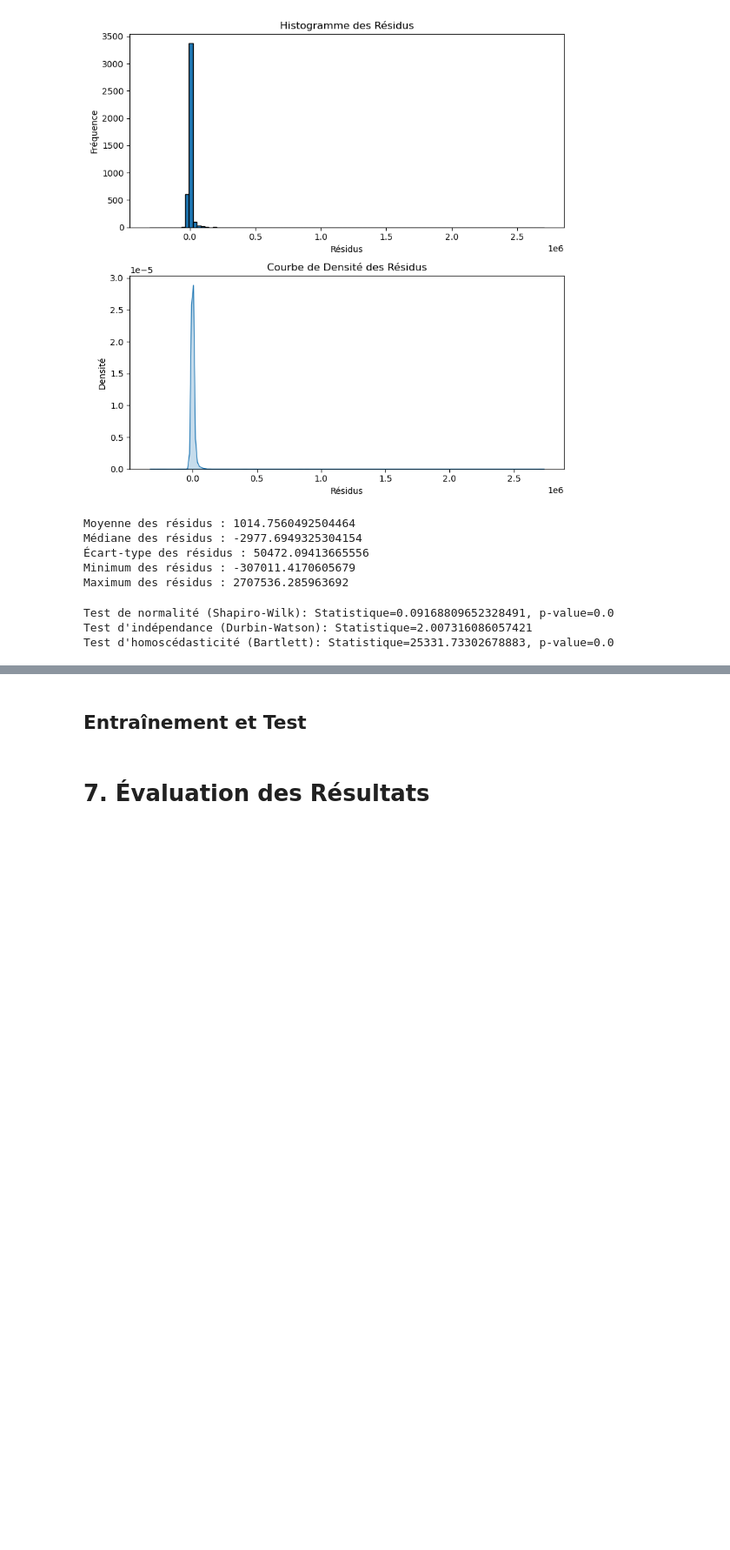
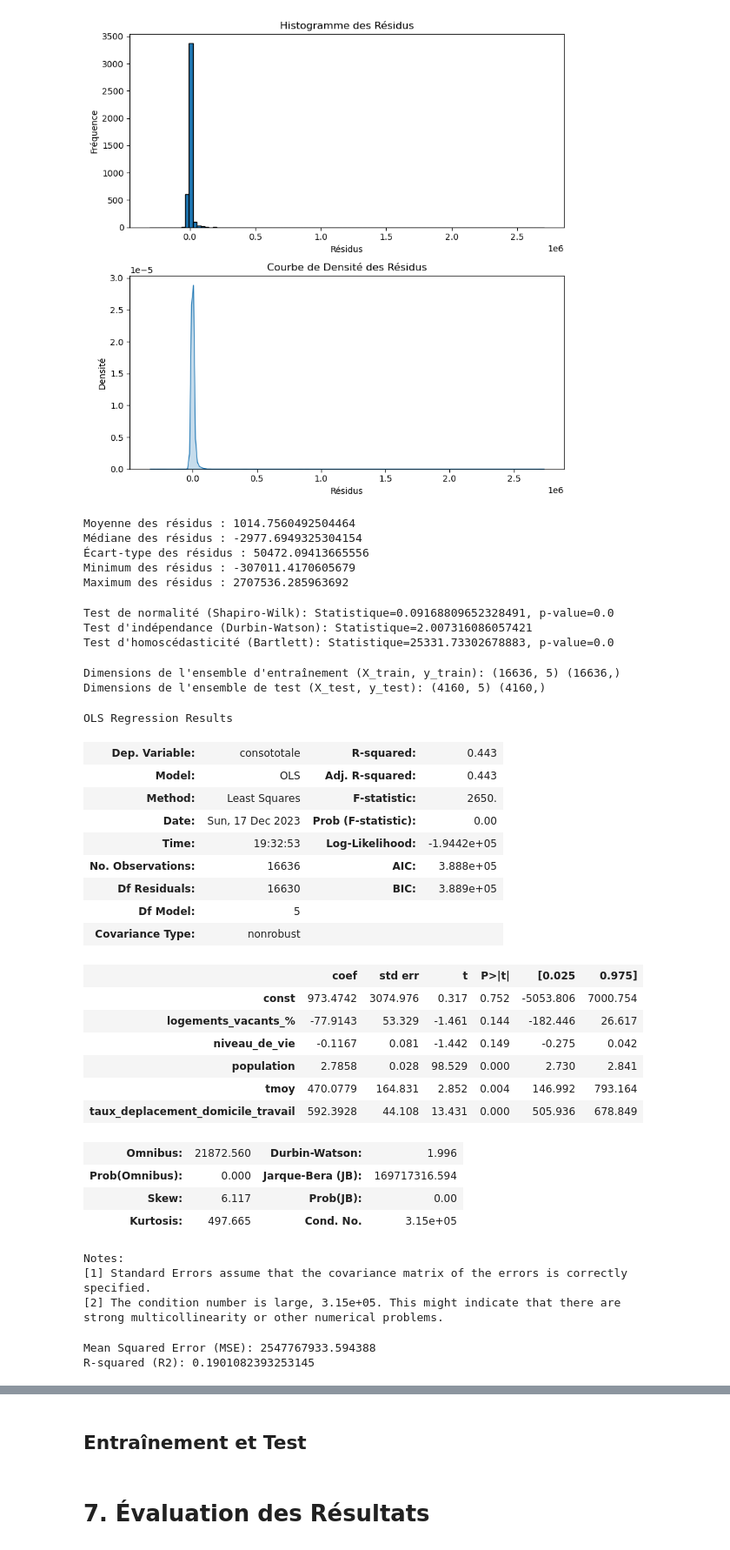
Before and after one commit to tgarnier067/Projet-Python-2023, a Jupyter notebook: Notebook_unique_a_renommer.ipynb, the cells around one changed output, grey strips where cells are left out. Shown: that part at 87% size. Saved outputs shown, nothing was run; the diff lists cells and outputs as text; code cells hidden in the pictures; blank space fills up the shorter version.

Commit message:
Test amélioration modèle initiale
Modèle en enlevant le nombre d'entreprise
Modèle avec le critère LASSO

```diff
--- a/Notebook_unique_a_renommer.ipynb
+++ b/Notebook_unique_a_renommer.ipynb
@@ -1270,0 +1275,53 @@ Test d'homoscédasticité (Bartlett): Statistique=25331.73302678883, p-value=0.0
+# %%
+from sklearn.model_selection import train_test_split
+
+# Séparation en variables indépendantes (X) et variable dépendante (y)
+X = table_donnees.drop(['code_commune','libelle_commune','consototale','nombre_entreprises'], axis=1)
+y = table_donnees['consototale']
+
+# Division des données en ensemble d'entraînement (train set) et ensemble de test (test set)
+X_train, X_test, y_train, y_test = train_test_split(X, y, test_size=0.2, random_state=42)
+
+# "test_size" détermine la proportion d'observations à inclure dans l'ensemble de test (ici, 20%)
+# "random_state" est utilisé pour garantir la reproductibilité des résultats, on peut choisir n'importe quel nombre
+
+# Affichage des dimensions des ensembles d'entraînement et de test
+print("Dimensions de l'ensemble d'entraînement (X_train, y_train):", X_train.shape, y_train.shape)
+print("Dimensions de l'ensemble de test (X_test, y_test):", X_test.shape, y_test.shape)
+
+# Ajouter une constante à la matrice des caractéristiques (X) pour le terme d'interception
+X_train = sm.add_constant(X_train)
+X_test = sm.add_constant(X_test)
+
+# Création d'un modèle de régression linéaire avec statsmodels
+modele_regression = sm.OLS(y_train, X_train).fit()
+
+modele_regression.summary()
+# %% [output]
+Dimensions de l'ensemble d'entraînement (X_train, y_train): (16636, 5) (16636,)
+Dimensions de l'ensemble de test (X_test, y_test): (4160, 5) (4160,)
+OLS Regression Results
+| Dep. Variable: | consototale | R-squared: | 0.443 |
+| Model: | OLS | Adj. R-squared: | 0.443 |
+| Method: | Least Squares | F-statistic: | 2650. |
+| Date: | Sun, 17 Dec 2023 | Prob (F-statistic): | 0.00 |
+| Time: | 19:32:53 | Log-Likelihood: | -1.9442e+05 |
+| No. Observations: | 16636 | AIC: | 3.888e+05 |
+| Df Residuals: | 16630 | BIC: | 3.889e+05 |
+| Df Model: | 5 |  |  |
+| Covariance Type: | nonrobust |  |  |
+|  | coef | std err | t | P>|t| | [0.025 | 0.975] |
+| const | 973.4742 | 3074.976 | 0.317 | 0.752 | -5053.806 | 7000.754 |
+| logements_vacants_% | -77.9143 | 53.329 | -1.461 | 0.144 | -182.446 | 26.617 |
+| niveau_de_vie | -0.1167 | 0.081 | -1.442 | 0.149 | -0.275 | 0.042 |
+| population | 2.7858 | 0.028 | 98.529 | 0.000 | 2.730 | 2.841 |
+| tmoy | 470.0779 | 164.831 | 2.852 | 0.004 | 146.992 | 793.164 |
+| taux_deplacement_domicile_travail | 592.3928 | 44.108 | 13.431 | 0.000 | 505.936 | 678.849 |
+| Omnibus: | 21872.560 | Durbin-Watson: | 1.996 |
+| Prob(Omnibus): | 0.000 | Jarque-Bera (JB): | 169717316.594 |
+| Skew: | 6.117 | Prob(JB): | 0.00 |
+| Kurtosis: | 497.665 | Cond. No. | 3.15e+05 |
+Notes:
+[1] Standard Errors assume that the covariance matrix of the errors is correctly specified.
+[2] The condition number is large, 3.15e+05. This might indicate that there are
+strong multicollinearity or other numerical problems.
@@ -1270,0 +1333,16 @@ Test d'homoscédasticité (Bartlett): Statistique=25331.73302678883, p-value=0.0
+# %%
+import matplotlib.pyplot as plt
+import matplotlib.ticker as ticker
+
+# Prédictions sur l'ensemble de test
+predictions = modele_regression.predict(X_test)
+
+# Évaluation du modèle
+mse = mean_squared_error(y_test, predictions)
+r2 = r2_score(y_test, predictions)
+
+print("Mean Squared Error (MSE):", mse)
+print("R-squared (R2):", r2)
+# %% [output]
+Mean Squared Error (MSE): 2547767933.594388
+R-squared (R2): 0.1901082393253145
```
Also changed, not shown: parts of 7 cells of this notebook.
